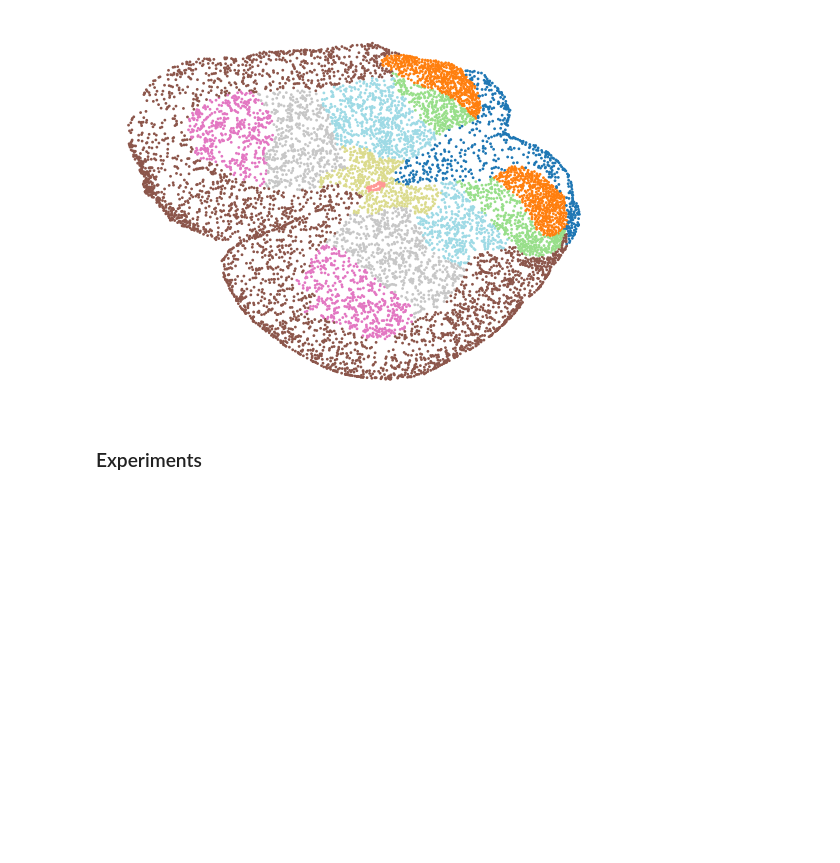
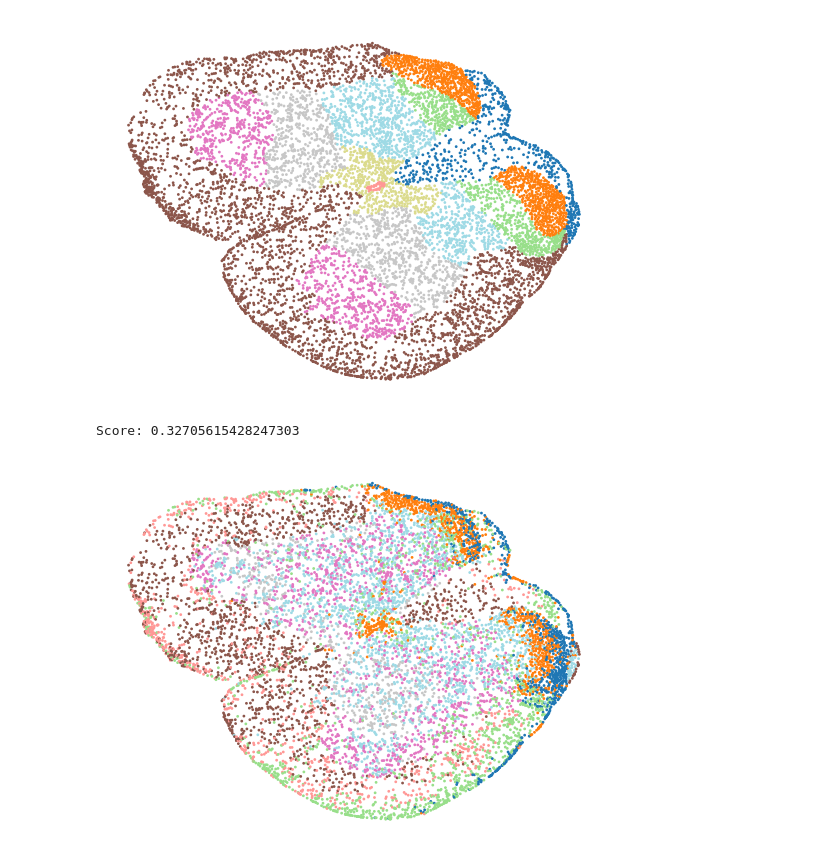
Before and after one commit to craigfouts/NeuralTopicModels, a Jupyter notebook: sandbox.ipynb, the cells around one changed output. Saved outputs shown, nothing was run; the diff lists cells and outputs as text; code cells hidden in the pictures; blank space fills up the shorter version.

Commit message:
Added experiments to sandbox

```diff
--- a/sandbox.ipynb
+++ b/sandbox.ipynb
@@ -22,10 +54,26 @@ util.visualize_dataset(X, X_labels, size=32, show_ax=False)
 # %% [markdown]
 ### Spinal Data
 # %%
-S, S_labels = util.process_spine()
+X, X_labels = util.process_spine()
 clear_output()
-util.visualize_dataset(S, S_labels, size=1, show_ax=False)
+util.visualize_dataset(X, X_labels, size=1, show_ax=False)
 # %% [output]
 [figure]
-# %% [markdown]
-### Experiments
+# %%
+N_TOPICS = np.unique(X_labels).shape[0]
+N_WORDS = 100
+VOCAB_SIZE = 25
+HIDDEN_DIM = (VOCAB_SIZE + N_TOPICS)//2
+N_STEPS = 1000
+LEARNING_RATE = 1e-3
+GP_STEPS = 1000
+
+pyro.clear_param_store()
+
+model = models.GPNTM(N_TOPICS, N_WORDS, VOCAB_SIZE, HIDDEN_DIM).fit(X, N_STEPS, LEARNING_RATE, GP_STEPS)
+Y_labels, score = util.evaluate(X_labels, model.transform().argmax(-1))
+print('Score:', score)
+util.visualize_dataset(X, Y_labels, size=1, show_ax=False)
+# %% [output]
+Score: 0.32705615428247303
+[figure, added]
```
Also changed, not shown: parts of 9 cells of this notebook, 1 other file.
